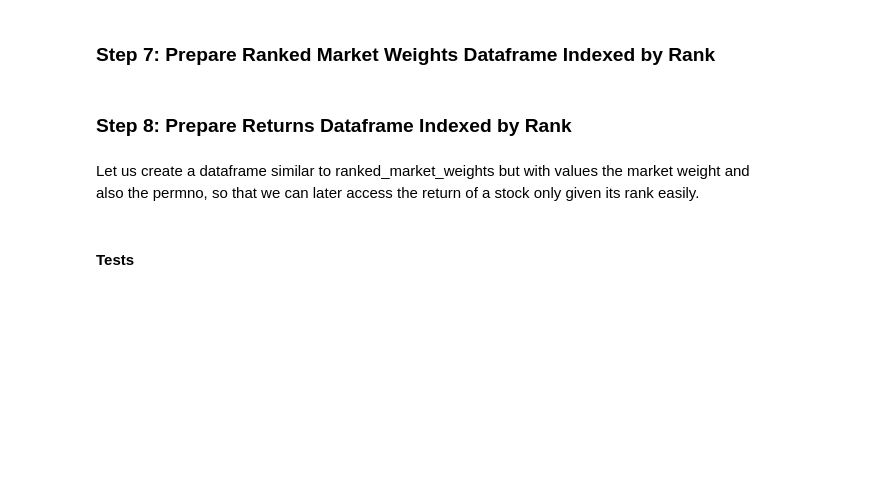
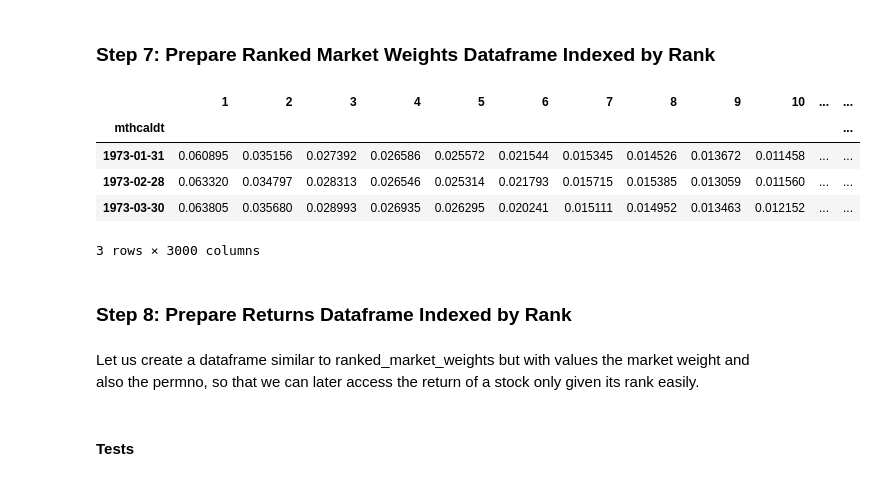
Before and after one commit to pedrou2000/mathematical_finance, a Jupyter notebook: 2-open_markets_project/1-pure_open_market_optimal.ipynb, the cells around one changed output. Saved outputs shown, nothing was run; the diff lists cells and outputs as text; code cells hidden in the pictures; blank space fills up the shorter version.

```diff
--- a/2-open_markets_project/1-pure_open_market_optimal.ipynb
+++ b/2-open_markets_project/1-pure_open_market_optimal.ipynb
@@ -431,5 +431,23 @@ Number of non-NaN market capitalizations: 2400
 # %% [markdown]
 ### Step 7: Prepare Ranked Market Weights Dataframe Indexed by Rank
+# %%
+# Create a copy of the original dataframe
+ranked_market_weights = market_weights.copy()
+
+# Sort each row in descending order
+ranked_market_weights = ranked_market_weights.apply(lambda x: x.sort_values(ascending=False).reset_index(drop=True), axis=1)
+
+# Rename the columns to be the rank
+ranked_market_weights.columns = np.arange(len(ranked_market_weights.columns)) + 1
+
+ranked_market_weights.head(3)
+# %% [output]
+|  | 1 | 2 | 3 | 4 | 5 | 6 | 7 | 8 | 9 | 10 | ... | ... |
+| mthcaldt |  |  |  |  |  |  |  |  |  |  |  | ... |
+| 1973-01-31 | 0.060895 | 0.035156 | 0.027392 | 0.026586 | 0.025572 | 0.021544 | 0.015345 | 0.014526 | 0.013672 | 0.011458 | ... | ... |
+| 1973-02-28 | 0.063320 | 0.034797 | 0.028313 | 0.026546 | 0.025314 | 0.021793 | 0.015715 | 0.015385 | 0.013059 | 0.011560 | ... | ... |
+| 1973-03-30 | 0.063805 | 0.035680 | 0.028993 | 0.026935 | 0.026295 | 0.020241 | 0.015111 | 0.014952 | 0.013463 | 0.012152 | ... | ... |
+3 rows × 3000 columns
 # %% [markdown]
 ### Step 8: Prepare Returns Dataframe Indexed by Rank
 # %% [markdown]
```
Also changed, not shown: parts of 26 cells of this notebook.
